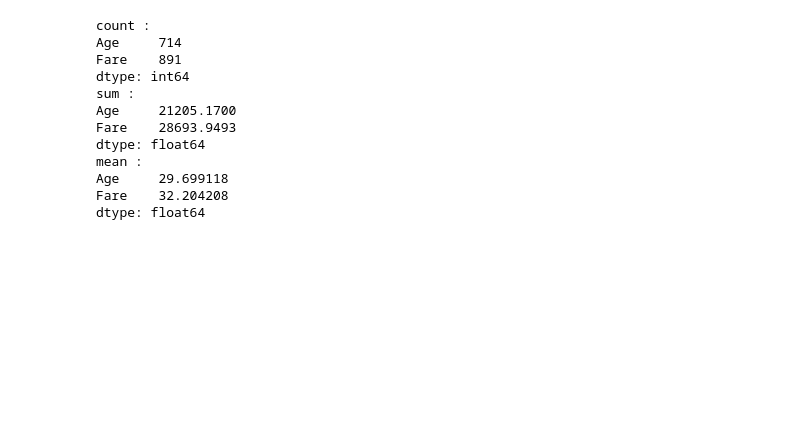
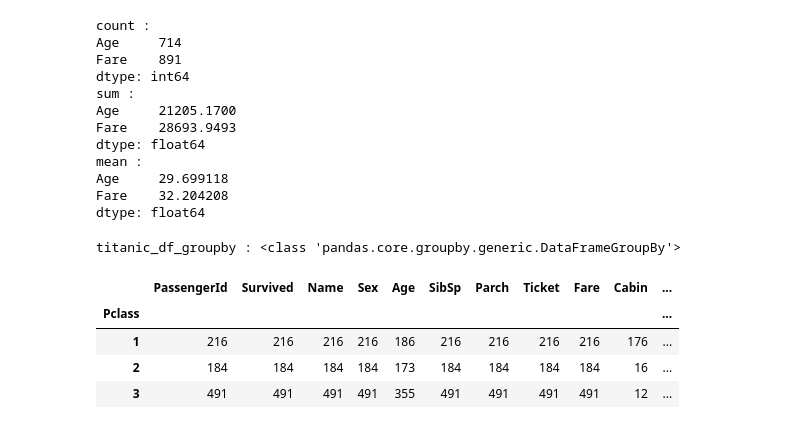
Before and after one commit to JBD-developer/Machine_learning, a Jupyter notebook: Machine01/Ex01/Ex02.ipynb, the cells around one changed output. Drawn from its saved outputs; the diff is of its cells as text; code cells hidden in the pictures; blank space fills up the shorter version.

Commit message:
2022-04-24 Machin pandas

```diff
--- a/Machine01/Ex01/Ex02.ipynb
+++ b/Machine01/Ex01/Ex02.ipynb
@@ -833,3 +833,16 @@ mean :
 Age     29.699118
 Fare    32.204208
 dtype: float64
+# %%
+titanic_df_groupby = titanic_df.groupby(by="Pclass")
+print(f"titanic_df_groupby : {type(titanic_df_groupby)}")
+
+titanic_df_groupby.head(n=3)
+titanic_df_groupby.count()
+# %% [output]
+titanic_df_groupby : <class 'pandas.core.groupby.generic.DataFrameGroupBy'>
+|  | PassengerId | Survived | Name | Sex | Age | SibSp | Parch | Ticket | Fare | Cabin | ... |
+| Pclass |  |  |  |  |  |  |  |  |  |  | ... |
+| 1 | 216 | 216 | 216 | 216 | 186 | 216 | 216 | 216 | 216 | 176 | ... |
+| 2 | 184 | 184 | 184 | 184 | 173 | 184 | 184 | 184 | 184 | 16 | ... |
+| 3 | 491 | 491 | 491 | 491 | 355 | 491 | 491 | 491 | 491 | 12 | ... |
```
Also changed, not shown: parts of 29 cells of this notebook.
